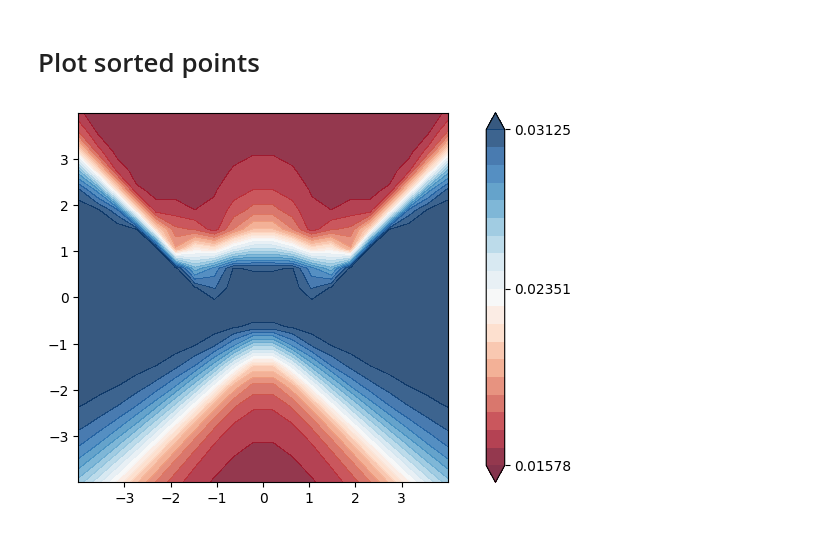
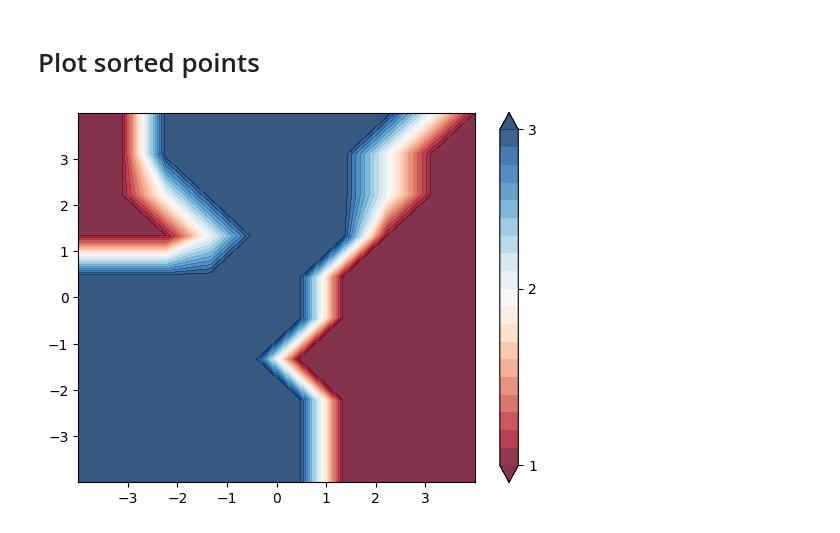
Before and after one commit to erikrecio/qurriculum_learning, a Jupyter notebook: Phase Recognition/main_penny5-jaxopt.ipynb, the cells around one changed output. Drawn from its saved outputs; the diff is of its cells as text; code cells hidden in the pictures.

Commit message:
plots

```diff
--- a/Phase Recognition/main_penny5-jaxopt.ipynb
+++ b/Phase Recognition/main_penny5-jaxopt.ipynb
@@ -695,6 +720,7 @@ def save_hyperparameters(time_now, folder_name, file_name):
     hyperparameters["optimizer"] = [optimizer]
     hyperparameters["loss_type"] = [loss_type]
     hyperparameters["initialization"] = [initialization]
+    hyperparameters["hamiltonian"] = [ham]
     hyperparameters["batch_size"] = [batch_size]
     hyperparameters["train_size"] = [train_size]
     hyperparameters["val_size"] = [val_size]
@@ -1252,0 +1279,30 @@ Max train / Last run
+# %%
+alehop = []
+
+# Linear pace
+alehop.append(np.array([10,	2,	2,	2,	2,	2,	2,	2,	2,	2,	3,	2,	2,	2,	2,	2,	2,	2,	2,	3])/50) # 2024-06-04 19-52-12
+
+# Exponential pace
+alehop.append(np.array([10,	0,	0,	0,	1,	0,	1,	0,	1,	1,	2,	1,	2,	2,	3,	3,	4,	5,	6,	8])/50)  # exp = 2   2024-06-04 20-23-39
+alehop.append(np.array([10,	0,	1,	1,	2,	1,	1,	2,	1,	2,	2,	2,	2,	3,	2,	3,	3,	4,	3,	5])/50)  # exp = 1   2024-06-04 20-55-03
+alehop.append(np.array([10,	0,	0,	0,	0,	0,	0,	0,	0,	1,	0,	1,	1,	1,	2,	3,	4,	5,	9,	13])/50)  # exp = 4   2024-06-04 21-26-20
+
+# Logarithmic pace
+alehop.append(np.array([10,	9,	5,	4,	3,	2,	2,	2,	2,	1,	2,	1,	1,	1,	1,	1,	0,	1,	1,	1])/50) # 2024-06-04 21-58-21
+
+
+for cl_pace_ratios in alehop:
+
+    cl_pace = []
+    i_batch_size = 0
+    for i in range(len(cl_iter_ratios)):
+        if i < len(cl_iter_ratios)-1:
+            i_batch_size += int(cl_pace_ratios[i]*train_size)
+            i_num_iters = int(cl_iter_ratios[i]*num_iters)
+        else:
+            i_batch_size = train_size
+            i_num_iters = num_iters - len(cl_pace)
+
+        cl_pace += [i_batch_size]*i_num_iters
+
+    main()
@@ -1253,7 +1327,7 @@ Max train / Last run
 # %% [markdown]
 # Plot sorted points
 # %%
-xx, yy = np.meshgrid(np.linspace(-3.99999, 3.99999, 20), np.linspace(-3.99999, 3.99999, 20))
+xx, yy = np.meshgrid(np.linspace(-3.9999, 3.9999, 10), np.linspace(-3.9999, 3.9999, 10))
 X_grid = [np.array([x, y]) for x, y in zip(xx.flatten(), yy.flatten())]
 
 gs = [ground_state(j1, j2) for j1,j2 in X_grid]
@@ -1261,7 +1335,7 @@ labels = [labeling(j1, j2) for j1,j2 in X_grid]
 # %%
 run = 0
 iteration = -1
-# time_now = "2024-04-22 16-35-13"
+time_now = "2024-05-21 18-02-14"
 file_name = "NCL"
 
 folder_name = f"Results/{nqubits}q - {num_iters:} iters"
@@ -1270,36 +1344,40 @@ data_file_name = f"{folder_name}/{time_now} - Data - {file_name}.csv"
 # Read the saved data #####################
 read_data = pd.read_csv(data_file_name,
                         usecols=["weights",
                                 "bias"],
                         converters={"weights":ast.literal_eval,
                                     "bias":ast.literal_eval})
 weights = read_data["weights"][run][iteration]
 bias = read_data["bias"][run][iteration]
 
-predictions_grid = [purity(g) for g in gs]
+# predictions_grid = [purity(g) for g in gs]
 # predictions_grid = [single_loss(jnp.array(weights), jnp.array(bias), gs[i], labels[i]) for i in range(len(gs))]
+predictions_grid = [single_pred(jnp.array(weights), jnp.array(bias), gs[i]) for i in range(len(gs))]
+# predictions_grid = labels
+
 pred_grid = np.reshape(predictions_grid, xx.shape)
 
 plt.figure()
 cm = plt.cm.RdBu
 
 mx = max(predictions_grid)
 mn = min(predictions_grid)
 
 # plot decision regions
 cnt = plt.contourf(
     xx, yy, pred_grid, levels=np.arange(mn, mx, (mx-mn)/20), cmap=cm, alpha=0.8, extend="both"
 )
 plt.contour(
     xx, yy, pred_grid, levels=[0.0], colors=("black",), linestyles=("--",), linewidths=(0.8,)
 )
 plt.colorbar(cnt, ticks=[mn, (mx+mn)/2, mx])
+# plt.colorbar(cnt, ticks=range(mn, mx+1))
 
 
-plt.axis('square')
+# plt.axis('square')
 plt.show()
 # %% [output]
-[figure, old version]
+[figure, new version]
 # %%
 def plots_sorted_points(nqubits, num_iters, num_runs, time_now, file_name, only_train):
 
```
Also changed, not shown: parts of 30 cells of this notebook.
